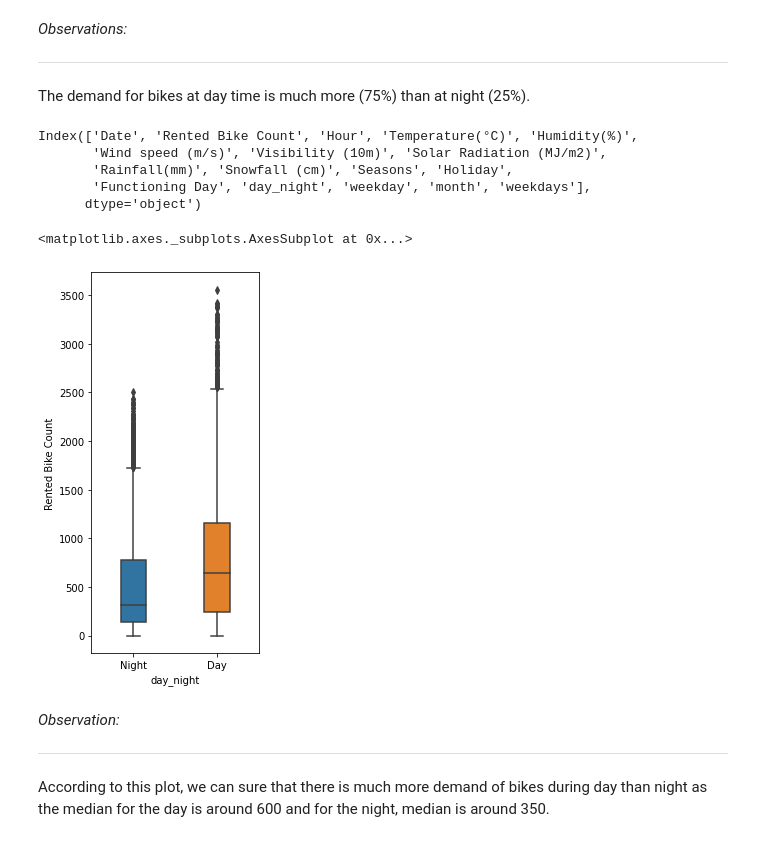
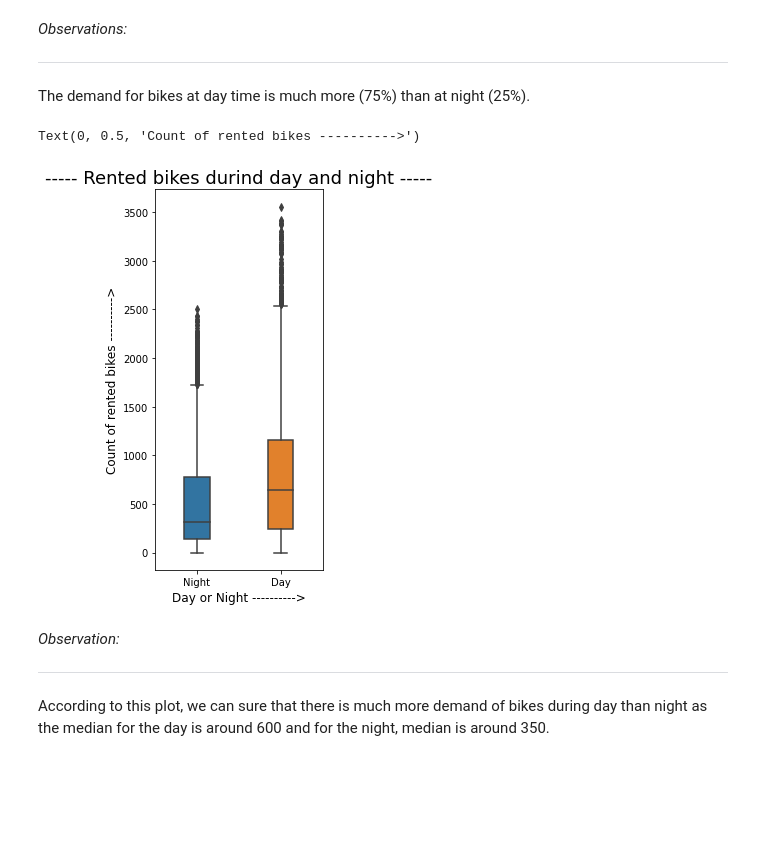
Before and after one commit to anupstar100/Seoul-Bike-Sharing-Demand-Prediction, a Jupyter notebook: SML_Capstone_Project_Bike_Sharing_Demand_Prediction_Capstone_Project.ipynb, the cells around one changed output. Cells and saved outputs as stored; diff of their text form; code cells hidden in the pictures; blank space fills up the shorter version.

```diff
--- a/SML_Capstone_Project_Bike_Sharing_Demand_Prediction_Capstone_Project.ipynb
+++ b/SML_Capstone_Project_Bike_Sharing_Demand_Prediction_Capstone_Project.ipynb
@@ -413,20 +413,18 @@ plt.pie(df.groupby('day_night').sum()['Rented Bike Count'], labels = ['Day', 'Ni
 
 ---
 The demand for bikes at day time is much more (75%) than at night (25%).
-# %%
-df.columns
-# %% [output]
-Index(['Date', 'Rented Bike Count', 'Hour', 'Temperature(°C)', 'Humidity(%)',
-       'Wind speed (m/s)', 'Visibility (10m)', 'Solar Radiation (MJ/m2)',
-       'Rainfall(mm)', 'Snowfall (cm)', 'Seasons', 'Holiday',
-       'Functioning Day', 'day_night', 'weekday', 'month', 'weekdays'],
-      dtype='object')
 # %%
+# BOXPLOT TO VISUALIZE THE BIKE DEMAND DURING DAY AND NIGHT
 plt.figure(figsize = (3, 7))
-sns.boxplot(y = 'Rented Bike Count', x = 'day_night', data = df, width = 0.3)
+
+sns.boxplot(y = 'Rented Bike Count', x = 'day_night', data = df, width = 0.3).set(xlabel = '')
+
+plt.title('----- Rented bikes durind day and night -----', size = 18)
+plt.xlabel('Day or Night ---------->', size = 12)
+plt.ylabel('Count of rented bikes ---------->', size = 12)
 # %% [output]
-<matplotlib.axes._subplots.AxesSubplot at 0x...>
+Text(0, 0.5, 'Count of rented bikes ---------->')
-[figure, old version]
+[figure, new version]
 # %% [markdown]
 *Observation:*
 
```
Also changed, not shown: parts of 16 cells of this notebook.
